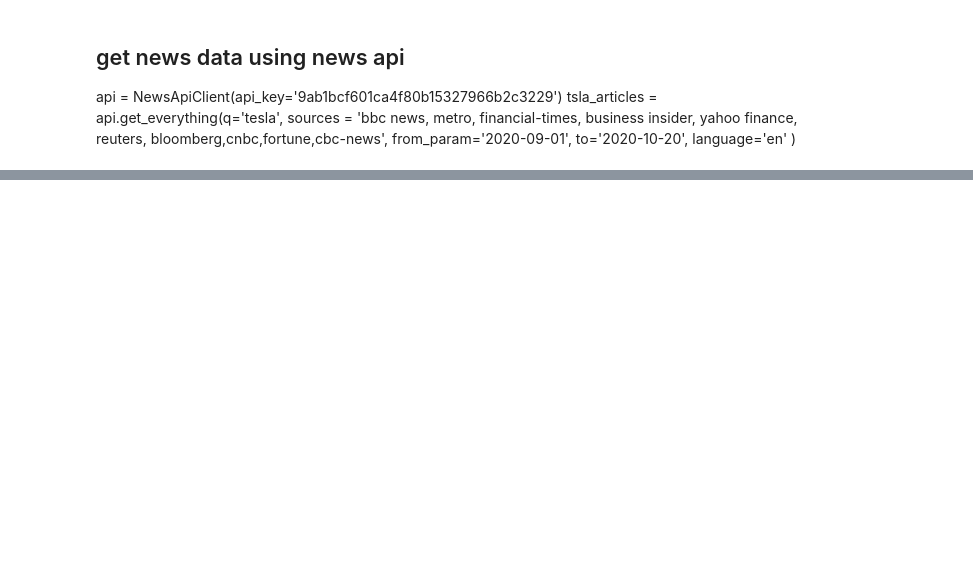
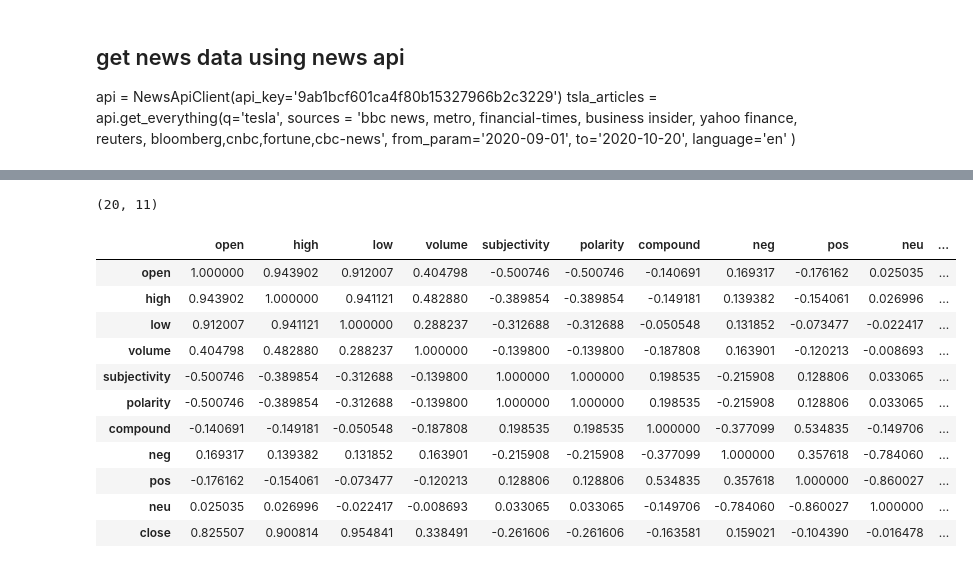
Before and after one commit to yidizhang/SpringBoard, a Jupyter notebook: sentiment_analysis.ipynb, the cells around one changed output, grey strips where cells are left out. Cells and saved outputs as stored; diff of their text form; code cells hidden in the pictures; blank space fills up the shorter version.

```diff
--- a/sentiment_analysis.ipynb
+++ b/sentiment_analysis.ipynb
@@ -390,0 +254,21 @@ date
+# %%
+#look at dimension
+tsla_news_sentiment.shape
+# %% [output]
+(20, 11)
+# %%
+#check correlation of this dataframe
+tsla_news_sentiment.corr()
+# %% [output]
+|  | open | high | low | volume | subjectivity | polarity | compound | neg | pos | neu | ... |
+| open | 1.000000 | 0.943902 | 0.912007 | 0.404798 | -0.500746 | -0.500746 | -0.140691 | 0.169317 | -0.176162 | 0.025035 | ... |
+| high | 0.943902 | 1.000000 | 0.941121 | 0.482880 | -0.389854 | -0.389854 | -0.149181 | 0.139382 | -0.154061 | 0.026996 | ... |
+| low | 0.912007 | 0.941121 | 1.000000 | 0.288237 | -0.312688 | -0.312688 | -0.050548 | 0.131852 | -0.073477 | -0.022417 | ... |
+| volume | 0.404798 | 0.482880 | 0.288237 | 1.000000 | -0.139800 | -0.139800 | -0.187808 | 0.163901 | -0.120213 | -0.008693 | ... |
+| subjectivity | -0.500746 | -0.389854 | -0.312688 | -0.139800 | 1.000000 | 1.000000 | 0.198535 | -0.215908 | 0.128806 | 0.033065 | ... |
+| polarity | -0.500746 | -0.389854 | -0.312688 | -0.139800 | 1.000000 | 1.000000 | 0.198535 | -0.215908 | 0.128806 | 0.033065 | ... |
+| compound | -0.140691 | -0.149181 | -0.050548 | -0.187808 | 0.198535 | 0.198535 | 1.000000 | -0.377099 | 0.534835 | -0.149706 | ... |
+| neg | 0.169317 | 0.139382 | 0.131852 | 0.163901 | -0.215908 | -0.215908 | -0.377099 | 1.000000 | 0.357618 | -0.784060 | ... |
+| pos | -0.176162 | -0.154061 | -0.073477 | -0.120213 | 0.128806 | 0.128806 | 0.534835 | 0.357618 | 1.000000 | -0.860027 | ... |
+| neu | 0.025035 | 0.026996 | -0.022417 | -0.008693 | 0.033065 | 0.033065 | -0.149706 | -0.784060 | -0.860027 | 1.000000 | ... |
+| close | 0.825507 | 0.900814 | 0.954841 | 0.338491 | -0.261606 | -0.261606 | -0.163581 | 0.159021 | -0.104390 | -0.016478 | ... |
```
Also changed, not shown: parts of 24 cells of this notebook.
